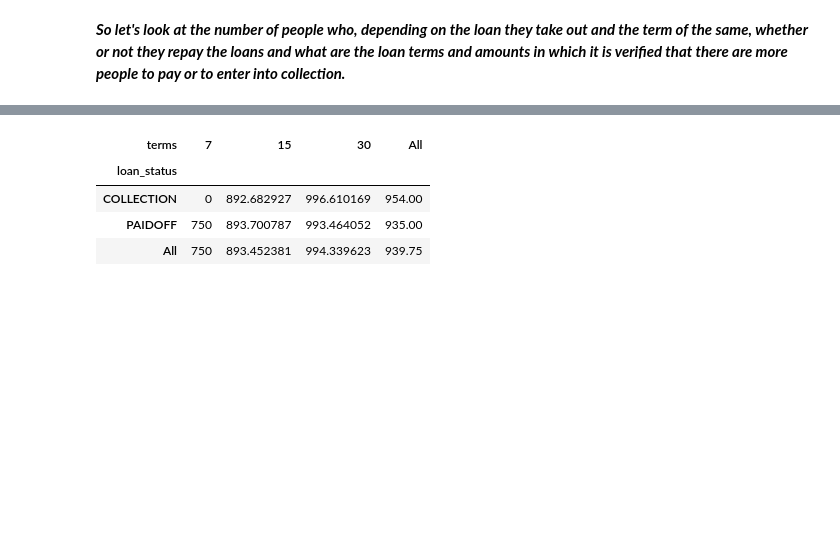
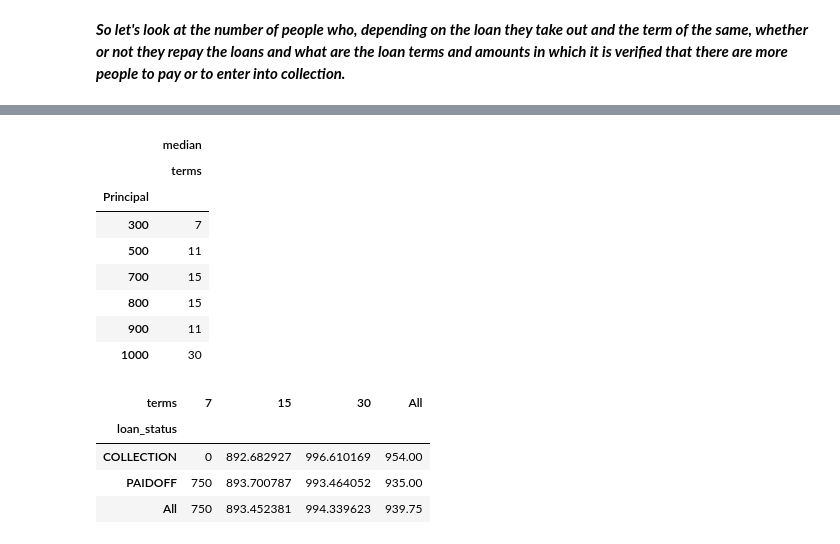
Before and after one commit to ThatPoter/Bank-Loan-Classifier, a Jupyter notebook: LoansStatusClassification(v1).ipynb, the cells around one changed output, grey strips where cells are left out. Cells and saved outputs as stored; diff of their text form; code cells hidden in the pictures; blank space fills up the shorter version.

```diff
--- a/LoansStatusClassification(v1).ipynb
+++ b/LoansStatusClassification(v1).ipynb
@@ -269 +273,14 @@ df[["terms", "Principal"]].groupby(["terms"], as_index=False).mean()
+# %%
+#
+df.pivot_table(values="terms", index="Principal", aggfunc=[np.median])
+# %% [output]
+|  | median |
+|  | terms |
+| Principal |  |
+| 300 | 7 |
+| 500 | 11 |
+| 700 | 15 |
+| 800 | 15 |
+| 900 | 11 |
+| 1000 | 30 |
 # %%
```
Also changed, not shown: parts of 13 cells of this notebook.
